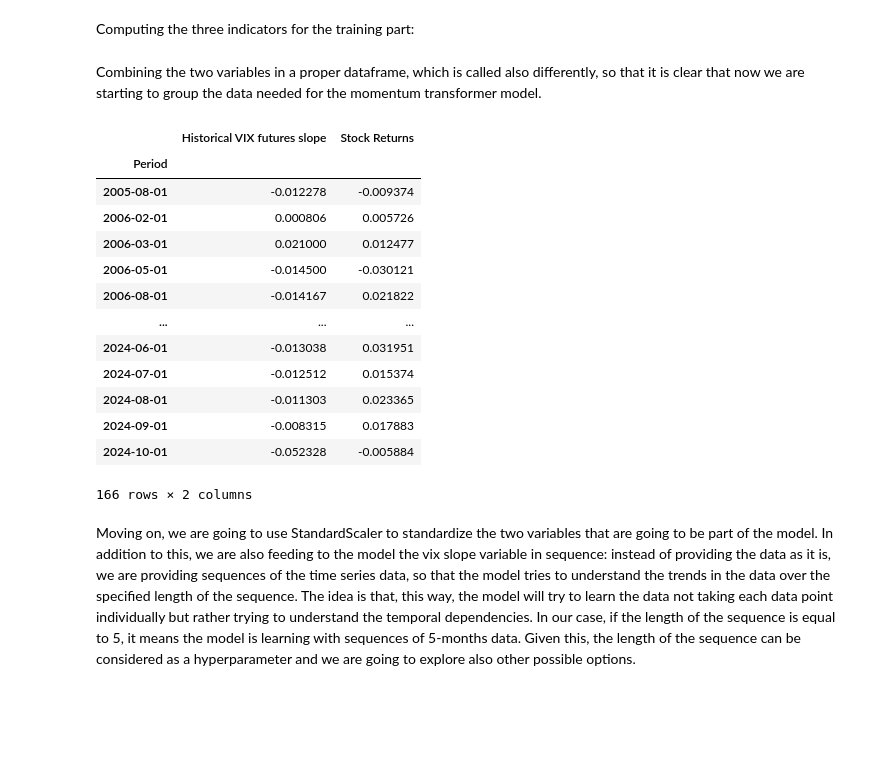
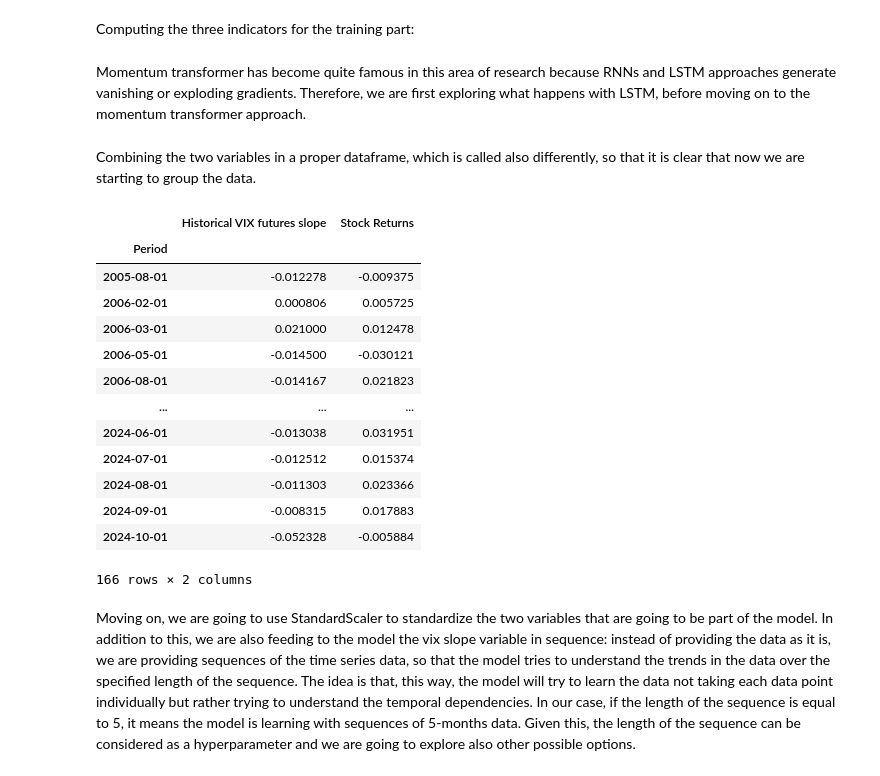
Before and after one commit to AleInc996/Capstone_WQU, a Jupyter notebook: model.ipynb, the cells around one changed output. Drawn from its saved outputs; the diff is of its cells as text; code cells hidden in the pictures; blank space fills up the shorter version.

Commit message:
model_v0.6
model development is divided into two sections: one with a double LSTM approach and then the construction of a proper momentum transformer model. Forecasts are generated in both cases

```diff
--- a/model.ipynb
+++ b/model.ipynb
@@ -364,27 +369,30 @@ correlation_indicator_training = rolling_correlation(spy_rets_training, vix_slop
 roc_indicator_training = ROC(vix_slope_training).dropna() # computing roc indicator for the training part
 roc_indicator_training.replace([np.inf, -np.inf], np.nan, inplace = True) # replacing infinite values with nan, as there are a couple of zeros in the slope columns which generate inf
 roc_indicator_training.dropna(inplace = True) # dropping again rows with nan values
+# %% [markdown]
+Momentum transformer has become quite famous in this area of research because RNNs and LSTM approaches generate vanishing or exploding gradients. Therefore, we are first exploring what happens with LSTM, before moving on to the momentum transformer approach.
 # %% [markdown]
-Combining the two variables in a proper dataframe, which is called also differently, so that it is clear that now we are starting to group the data needed for the momentum transformer model.
+Combining the two variables in a proper dataframe, which is called also differently, so that it is clear that now we are starting to group the data.
 # %%
-transformer_train_data = pd.DataFrame({ # combining historical vix slope and SPY returns data for training
+## first, we are going to check results with a double LSTM, as normally momentum transformer replaces LSTM because of vanishing gradients
+doubleLSTM_train_data = pd.DataFrame({ # combining historical vix slope and SPY returns data for training
     'Historical VIX futures slope': vix_slope_training,
     'Stock Returns': spy_rets_training
 }).dropna()
 
-transformer_train_data
+doubleLSTM_train_data
 # %% [output]
 |  | Historical VIX futures slope | Stock Returns |
 | Period |  |  |
-| 2005-08-01 | -0.012278 | -0.009374 |
-| 2006-02-01 | 0.000806 | 0.005726 |
-| 2006-03-01 | 0.021000 | 0.012477 |
+| 2005-08-01 | -0.012278 | -0.009375 |
+| 2006-02-01 | 0.000806 | 0.005725 |
+| 2006-03-01 | 0.021000 | 0.012478 |
 | 2006-05-01 | -0.014500 | -0.030121 |
-| 2006-08-01 | -0.014167 | 0.021822 |
+| 2006-08-01 | -0.014167 | 0.021823 |
 | ... | ... | ... |
 | 2024-06-01 | -0.013038 | 0.031951 |
 | 2024-07-01 | -0.012512 | 0.015374 |
-| 2024-08-01 | -0.011303 | 0.023365 |
+| 2024-08-01 | -0.011303 | 0.023366 |
 | 2024-09-01 | -0.008315 | 0.017883 |
 | 2024-10-01 | -0.052328 | -0.005884 |
 166 rows × 2 columns
```
Also changed, not shown: parts of 21 cells of this notebook.
